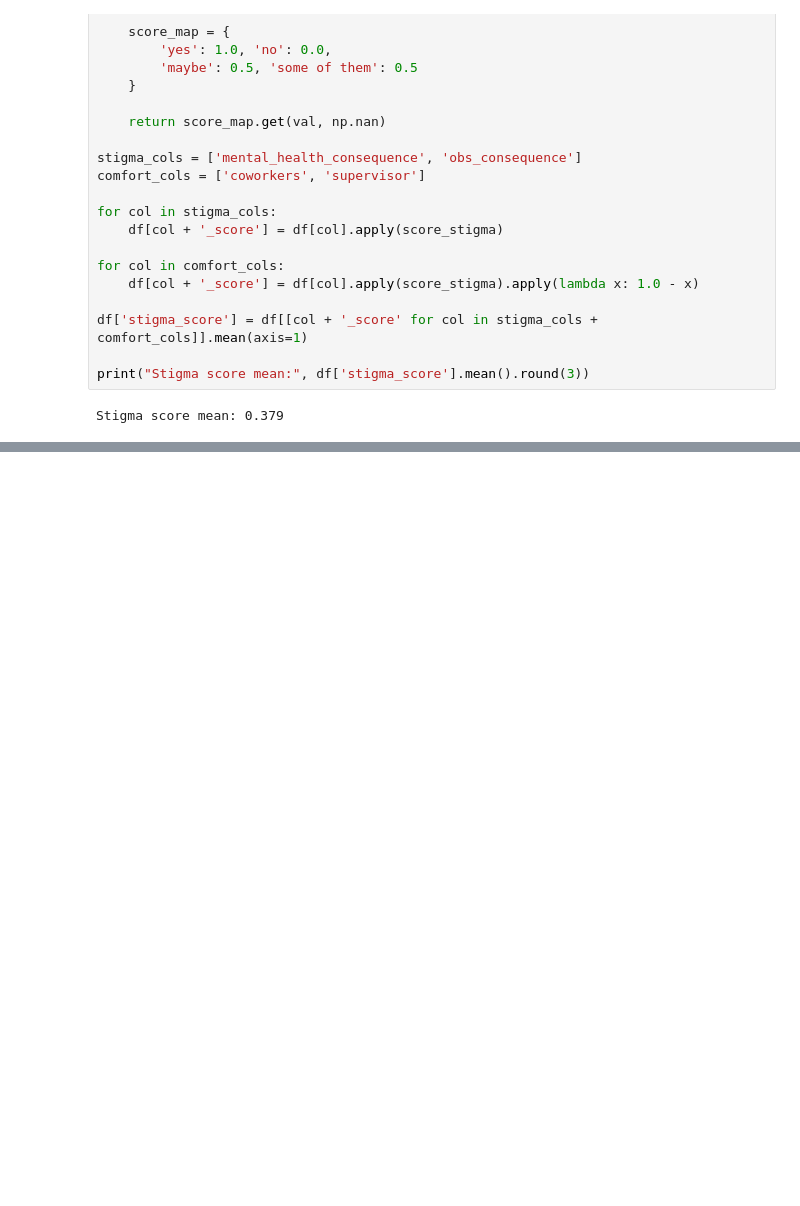
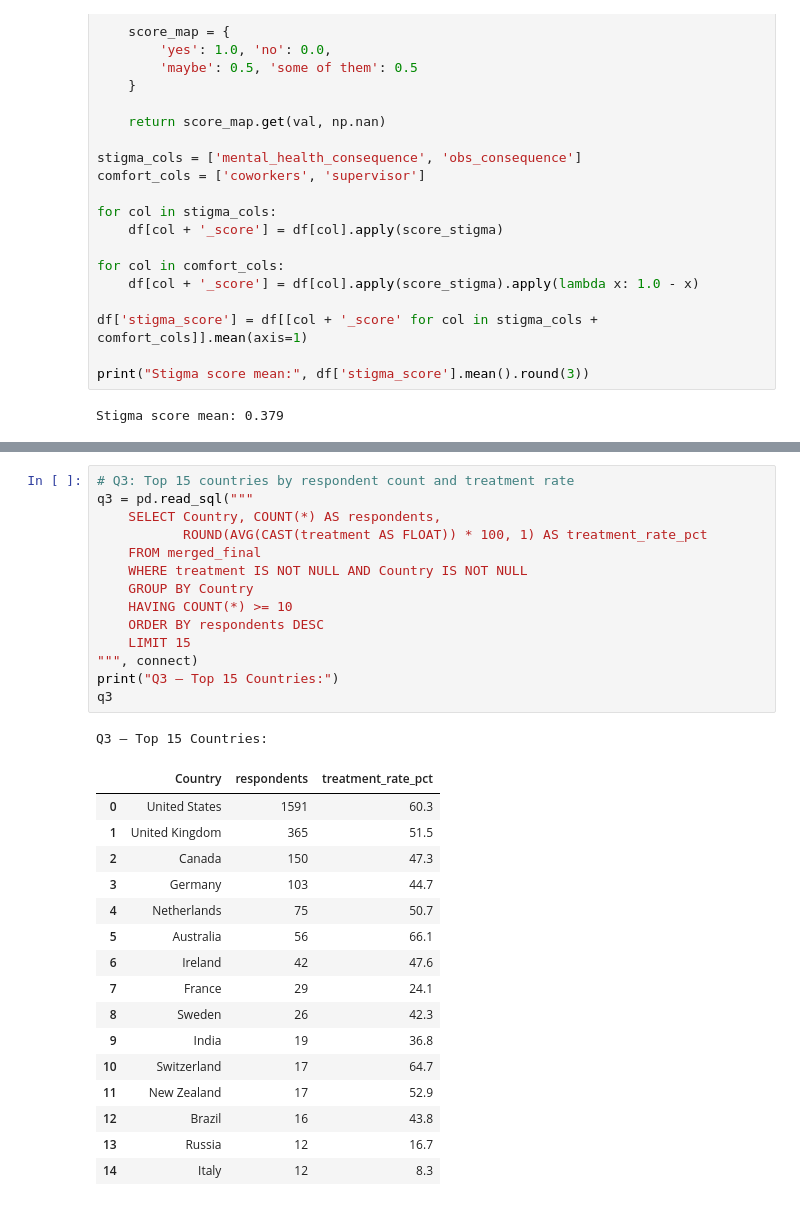
Before and after one commit to seanlumasag/cs210-project, a Jupyter notebook: notebook.ipynb, the cells around one changed output, grey strips where cells are left out. Cells and saved outputs as stored; diff of their text form; blank space fills up the shorter version.

```diff
--- a/notebook.ipynb
+++ b/notebook.ipynb
@@ -417,0 +462,32 @@ Stigma score mean: 0.379
+# %%
+# Q3: Top 15 countries by respondent count and treatment rate
+q3 = pd.read_sql("""
+    SELECT Country, COUNT(*) AS respondents,
+           ROUND(AVG(CAST(treatment AS FLOAT)) * 100, 1) AS treatment_rate_pct
+    FROM merged_final
+    WHERE treatment IS NOT NULL AND Country IS NOT NULL
+    GROUP BY Country
+    HAVING COUNT(*) >= 10
+    ORDER BY respondents DESC
+    LIMIT 15
+""", connect)
+print("Q3 — Top 15 Countries:")
+q3
+# %% [output]
+Q3 — Top 15 Countries:
+|  | Country | respondents | treatment_rate_pct |
+| 0 | United States | 1591 | 60.3 |
+| 1 | United Kingdom | 365 | 51.5 |
+| 2 | Canada | 150 | 47.3 |
+| 3 | Germany | 103 | 44.7 |
+| 4 | Netherlands | 75 | 50.7 |
+| 5 | Australia | 56 | 66.1 |
+| 6 | Ireland | 42 | 47.6 |
+| 7 | France | 29 | 24.1 |
+| 8 | Sweden | 26 | 42.3 |
+| 9 | India | 19 | 36.8 |
+| 10 | Switzerland | 17 | 64.7 |
+| 11 | New Zealand | 17 | 52.9 |
+| 12 | Brazil | 16 | 43.8 |
+| 13 | Russia | 12 | 16.7 |
+| 14 | Italy | 12 | 8.3 |
```
Also changed, not shown: parts of 4 cells of this notebook.
